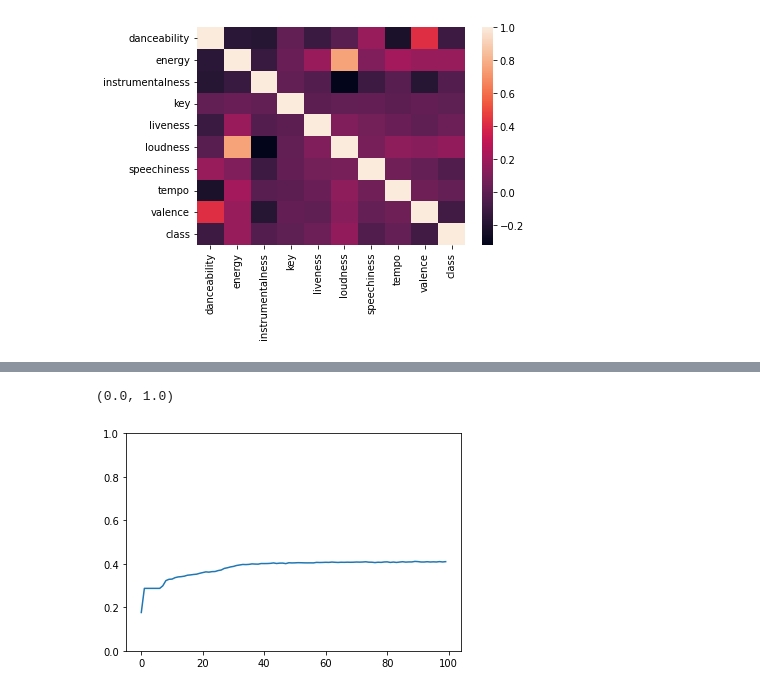
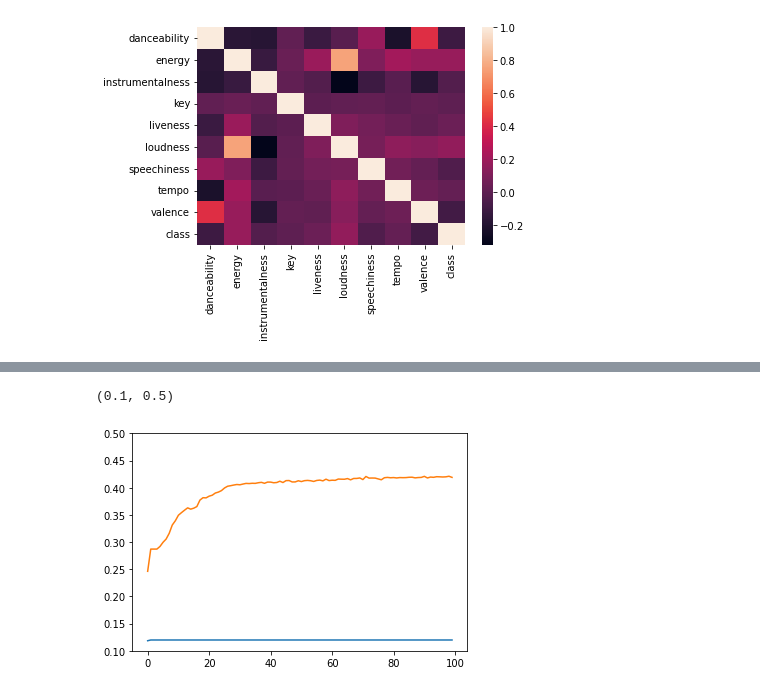
Before and after one commit to Felipelv199/spotify-tracks-genres-classifier, a Jupyter notebook: src/simple_neural_network.ipynb, the cells around one changed output, grey strips where cells are left out. Drawn from its saved outputs; the diff is of its cells as text; code cells hidden in the pictures.

Commit message:
Add chart

```diff
--- a/src/simple_neural_network.ipynb
+++ b/src/simple_neural_network.ipynb
@@ -140,0 +165,12 @@ sns.heatmap(df_corr)
+# %%
+from sklearn.model_selection import train_test_split
+
+train_percentage = 90
+test_size = 1 - (train_percentage / 100)
+
+x_train, x_test, y_train, y_test = train_test_split(
+    x, y, test_size=test_size, random_state=42
+)
+
+features_n = len(x_train[0, :])
+classes_n = 1
@@ -140,0 +192,5 @@ sns.heatmap(df_corr)
+# %%
+from keras.callbacks import History
+
+model = build_model(features_n, classes_n)
+history: History = model.fit(x_train, y_train, epochs=100)
@@ -191,5 +270,20 @@ classes_n = len(classes)
+# %%
+from keras.models import Sequential
+from keras.layers import Dense
+
+
+def build_model(input_dim: int, output_dim: int):
+    model = Sequential()
+    model.add(Dense(input_dim, input_dim=input_dim))
+    model.add(Dense(20, activation="sigmoid"))
+    model.add(Dense(34, activation="sigmoid"))
+    model.add(Dense(20, activation="sigmoid"))
+    model.add(Dense(output_dim, activation="sigmoid"))
+    # model.add(Dense(1, activation='sigmoid'))
+    model.compile(loss="binary_crossentropy", optimizer="adam", metrics=["accuracy"])
+    return model
 # %%
 model = build_model(features_n, classes_n)
-history: History = model.fit(x_train, y_train, epochs=100)
+history_one_hot: History = model.fit(x_train, y_train, epochs=100)
 # %% [output]
 Epoch 1/100
@@ -217,9 +311,12 @@ model.evaluate(x_test, y_test)
 # %%
-x = history.history["accuracy"]
-y = np.arange(len(x))
+x1 = history.history["accuracy"]
+y = np.arange(len(x1))
 
-plt.plot(y, x)
-plt.ylim([0, 1])
+x2 = history_one_hot.history["accuracy"]
+
+plt.plot(y, x1)
+plt.plot(y, x2)
+plt.ylim([.1, .5])
 # %% [output]
-(0.0, 1.0)
+(0.1, 0.5)
-[figure, old version]
+[figure, new version]
```
Also changed, not shown: parts of 12 cells of this notebook, 8 other files.
